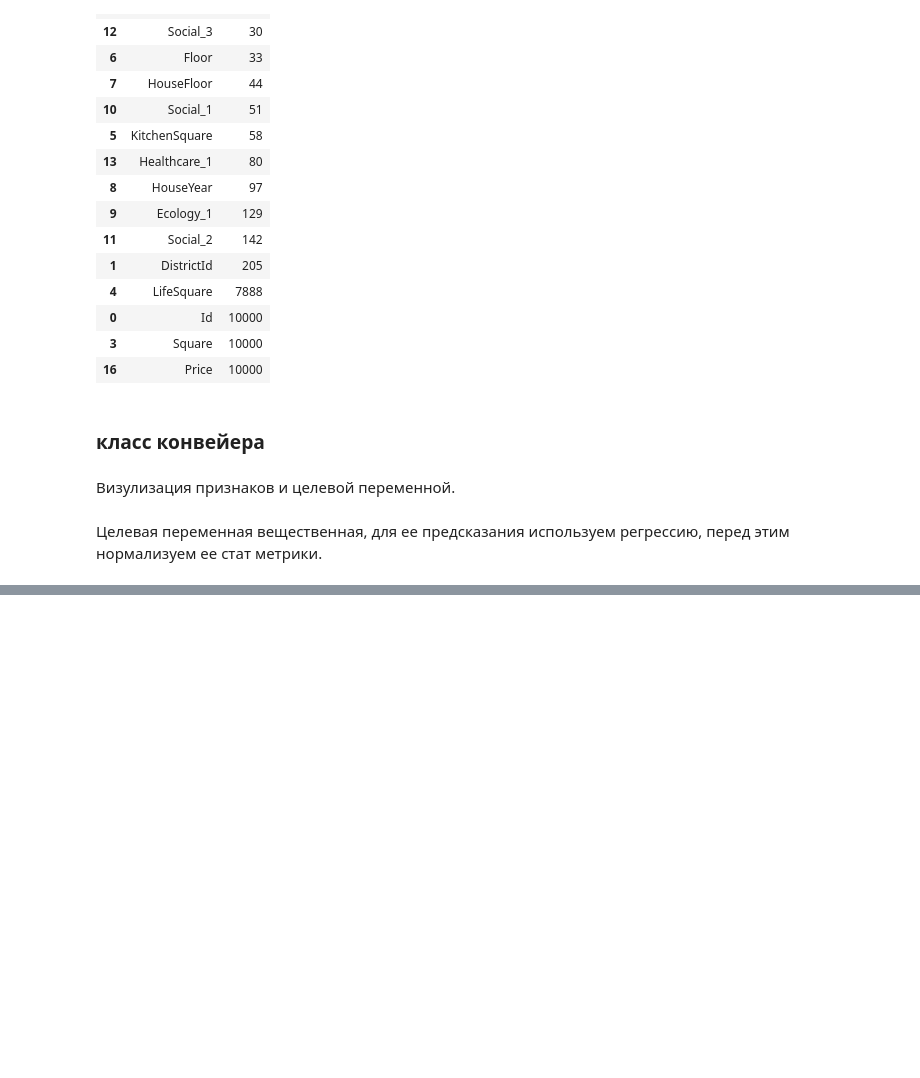
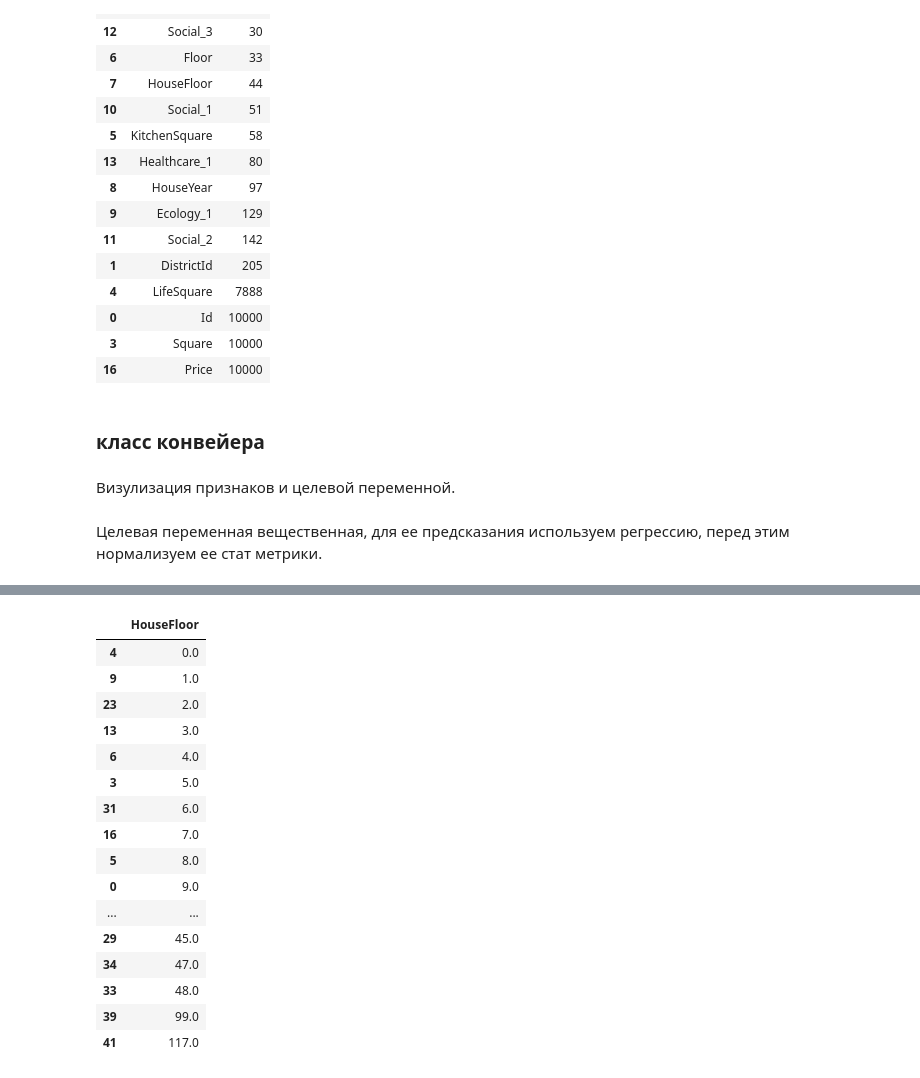
Before and after one commit to BlackStoneShadow/Python, a Jupyter notebook: MLearning/DSLibraries/Summary/Task1.ipynb, the cells around one changed output, grey strips where cells are left out. Saved outputs shown, nothing was run; the diff lists cells and outputs as text; code cells hidden in the pictures; blank space fills up the shorter version.

```diff
--- a/MLearning/DSLibraries/Summary/Task1.ipynb
+++ b/MLearning/DSLibraries/Summary/Task1.ipynb
@@ -459 +494,21 @@ pd.concat([pipeline.test_data, pd.DataFrame(data = pipeline.predict(model), colu
 5000 rows × 19 columns
+# %%
+DataFrame(pipeline.train_data["HouseFloor"].unique(), columns=['HouseFloor']).sort_values(by='HouseFloor')
+# %% [output]
+|  | HouseFloor |
+| 4 | 0.0 |
+| 9 | 1.0 |
+| 23 | 2.0 |
+| 13 | 3.0 |
+| 6 | 4.0 |
+| 3 | 5.0 |
+| 31 | 6.0 |
+| 16 | 7.0 |
+| 5 | 8.0 |
+| 0 | 9.0 |
+| ... | ... |
+| 29 | 45.0 |
+| 34 | 47.0 |
+| 33 | 48.0 |
+| 39 | 99.0 |
+| 41 | 117.0 |
```
Also changed, not shown: parts of 9 cells of this notebook, 1 other file.
